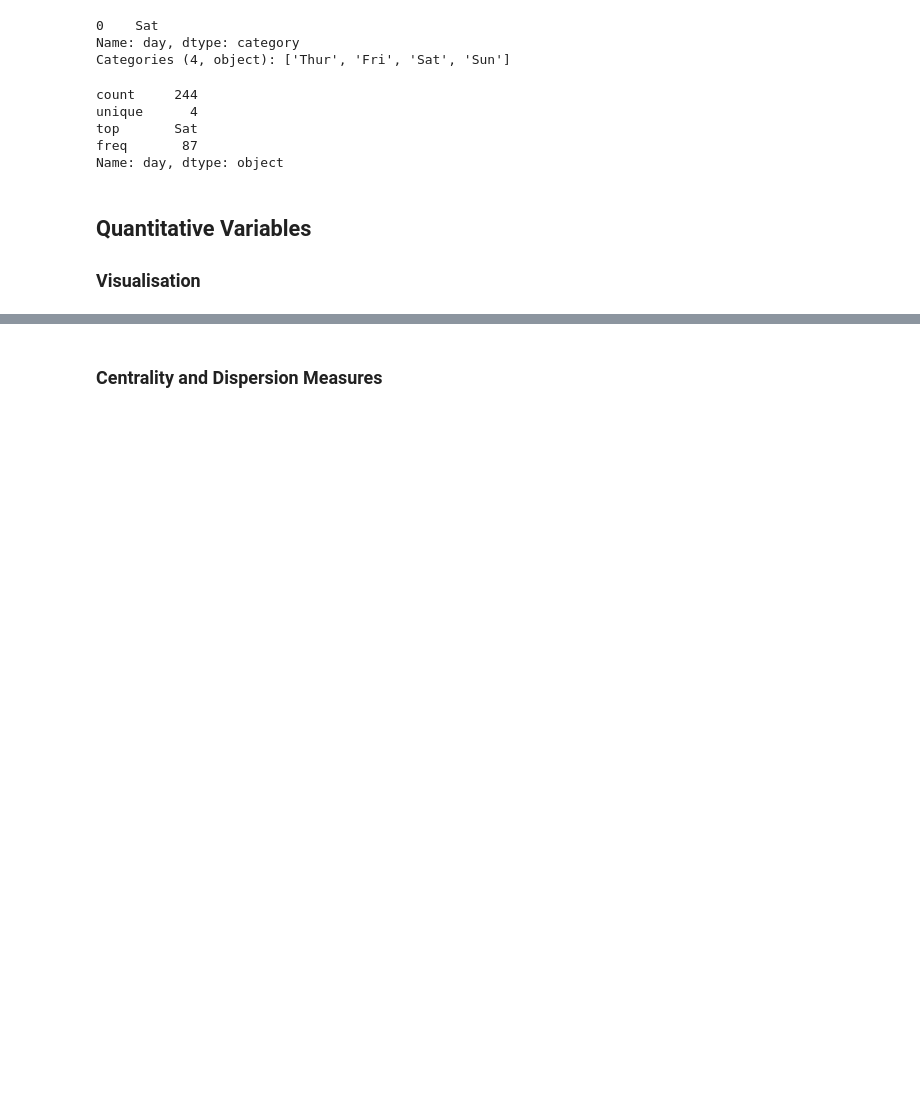
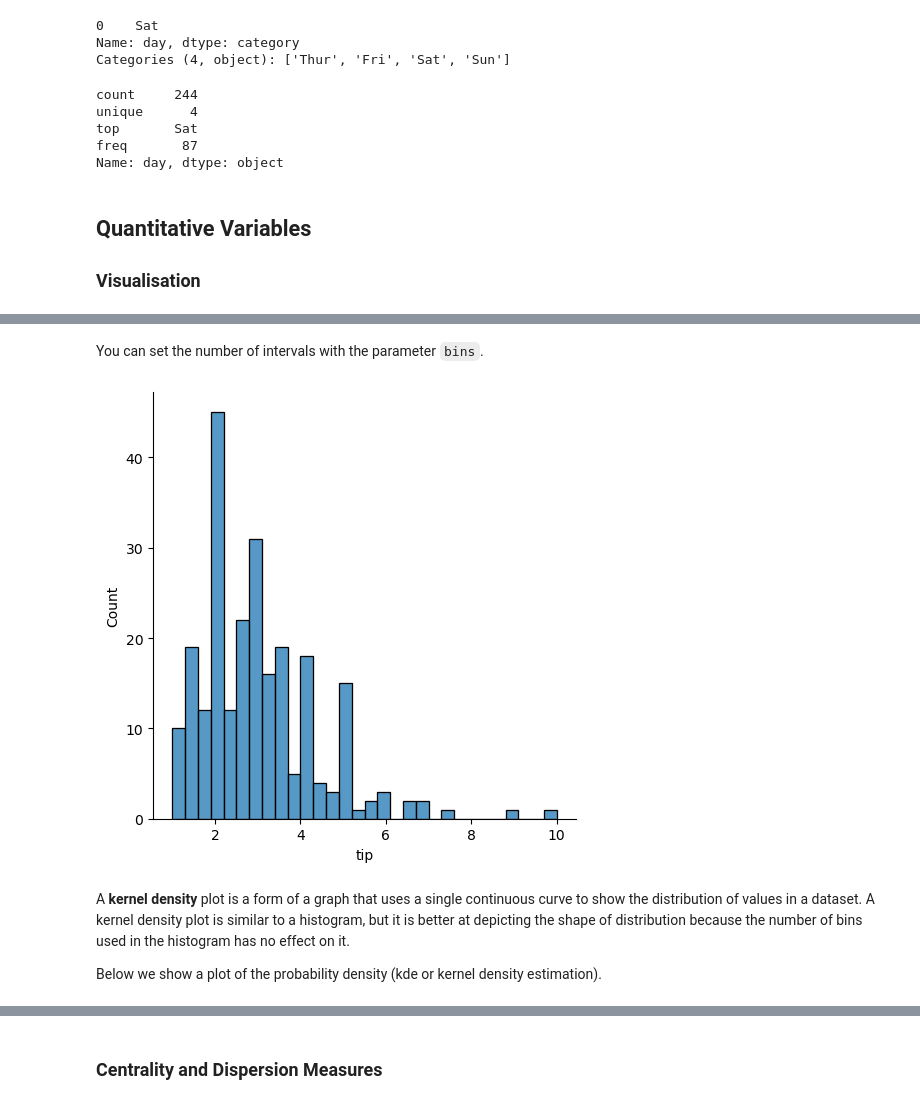
Before and after one commit to nealjoos/dsai-labs, a Jupyter notebook: 2-analysis-1-var/demo-2.01-univariate-analysis.ipynb, the cells around one changed output, grey strips where cells are left out. Drawn from its saved outputs; the diff is of its cells as text; code cells hidden in the pictures; blank space fills up the shorter version.

```diff
--- a/2-analysis-1-var/demo-2.01-univariate-analysis.ipynb
+++ b/2-analysis-1-var/demo-2.01-univariate-analysis.ipynb
@@ -88,0 +93,10 @@ sns.boxplot(data=tips, x="tip")
+# %% [markdown]
+You can set the number of intervals with the parameter `bins`.
+# %%
+sns.displot(x=tips['tip'], bins=30);
+# %% [output]
+[figure, added]
+# %% [markdown]
+A **kernel density** plot is a form of a graph that uses a single continuous curve to show the distribution of values in a dataset. A kernel density plot is similar to a histogram, but it is better at depicting the shape of distribution because the number of bins used in the histogram has no effect on it.
+
+Below we show a plot of the probability density (kde or kernel density estimation).
```
Also changed, not shown: parts of 15 cells of this notebook, 3 other files.
